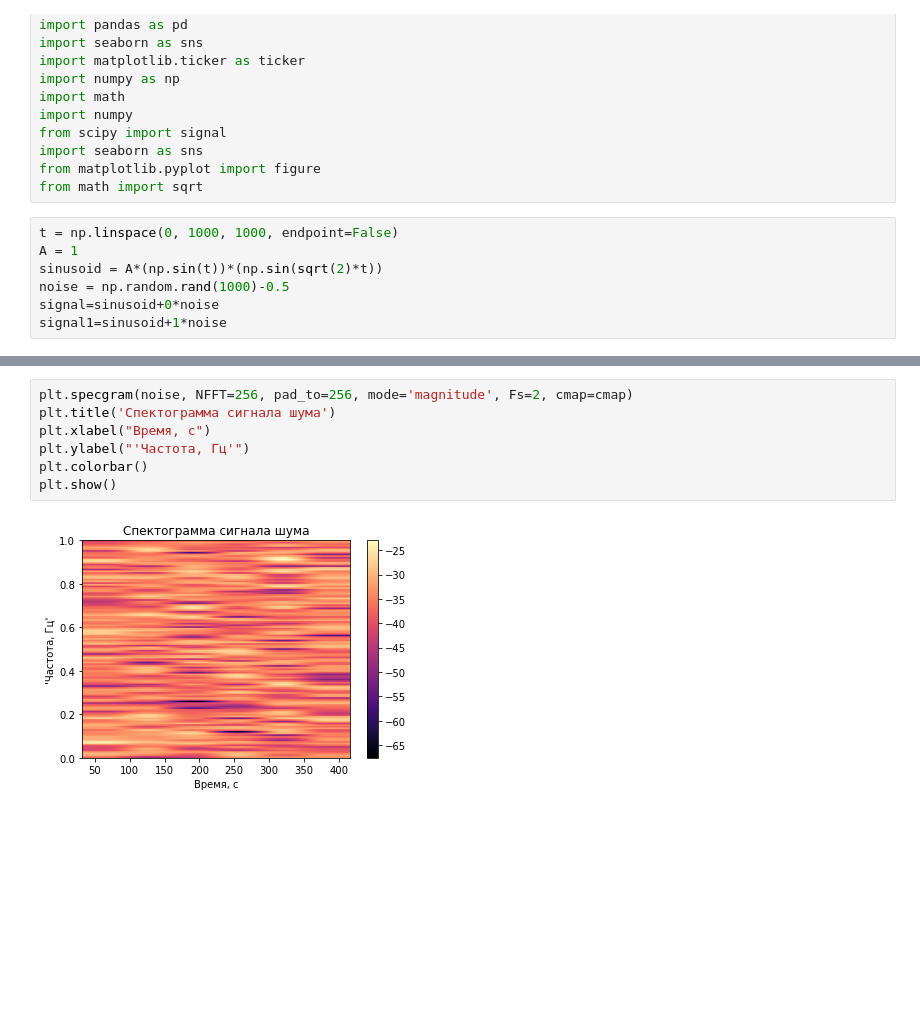
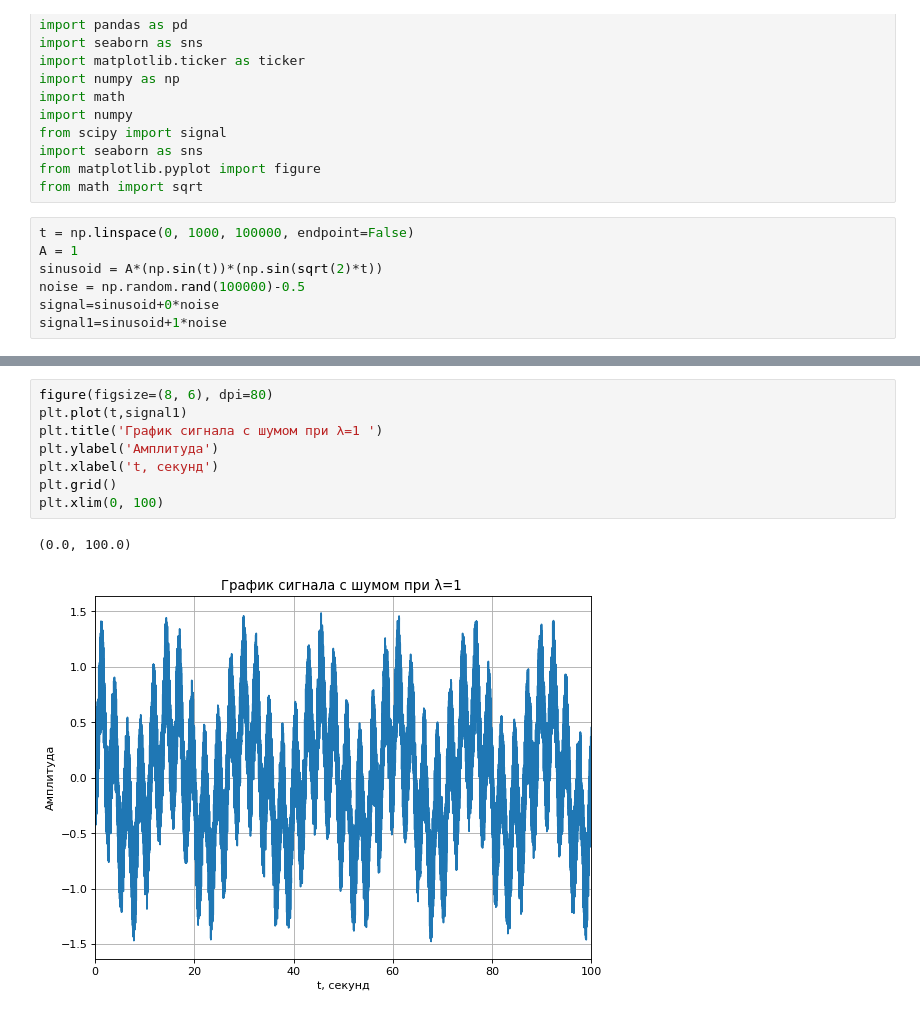
Before and after one commit to Kirill1210/Course-work, a Jupyter notebook: Kyrsovai.ipynb, the cells around one changed output, grey strips where cells are left out. Saved outputs shown, nothing was run; the diff lists cells and outputs as text; blank space fills up the shorter version.

```diff
--- a/Kyrsovai.ipynb
+++ b/Kyrsovai.ipynb
@@ -13,10 +13,10 @@ import seaborn as sns
 from matplotlib.pyplot import figure
 from math import sqrt
 # %%
-t = np.linspace(0, 1000, 1000, endpoint=False)
+t = np.linspace(0, 1000, 100000, endpoint=False)
 A = 1
 sinusoid = A*(np.sin(t))*(np.sin(sqrt(2)*t))
-noise = np.random.rand(1000)-0.5
+noise = np.random.rand(100000)-0.5
 signal=sinusoid+0*noise
 signal1=sinusoid+1*noise
 # %%
@@ -66,10 +93,12 @@ plt.xlim(0, 1000)
 # %%
-plt.specgram(noise, NFFT=256, pad_to=256, mode='magnitude', Fs=2, cmap=cmap)
-plt.title('Спектограмма сигнала шума')
-plt.xlabel("Время, c")
-plt.ylabel("'Частота, Гц'")
-plt.colorbar()
-plt.show()
+figure(figsize=(8, 6), dpi=80)
+plt.plot(t,signal1)
+plt.title('График сигнала c шумом при λ=1 ')
+plt.ylabel('Амплитуда')
+plt.xlabel('t, cекунд')
+plt.grid()
+plt.xlim(0, 100)
 # %% [output]
+(0.0, 100.0)
-[figure, old version]
+[figure, new version]
 # %%
```
Also changed, not shown: parts of 8 cells of this notebook.
